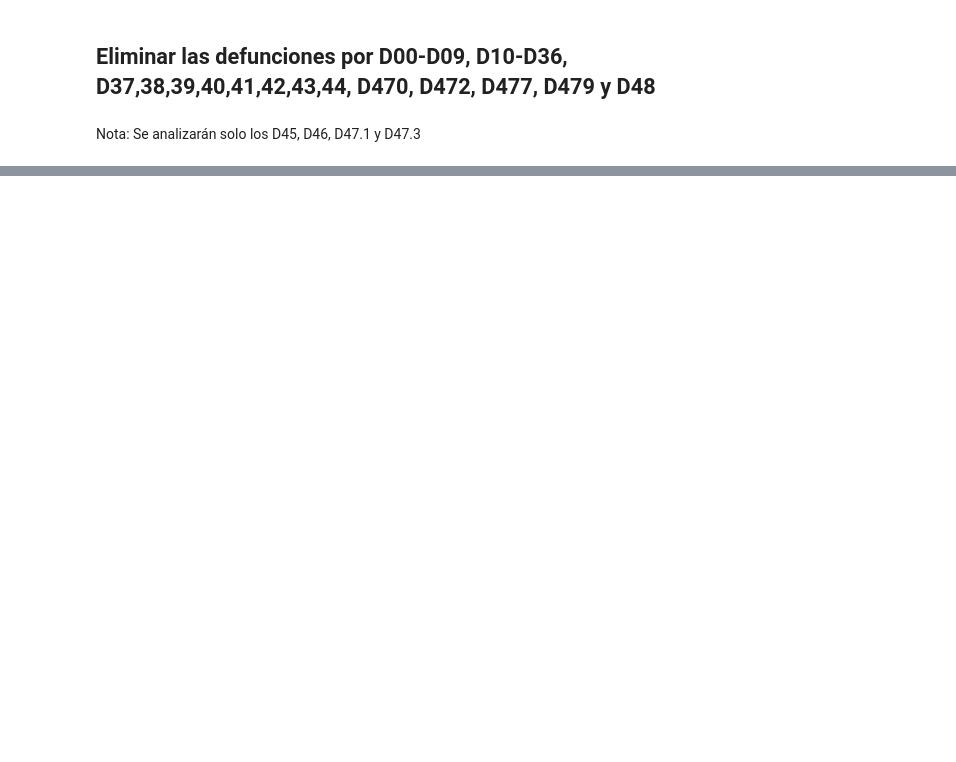
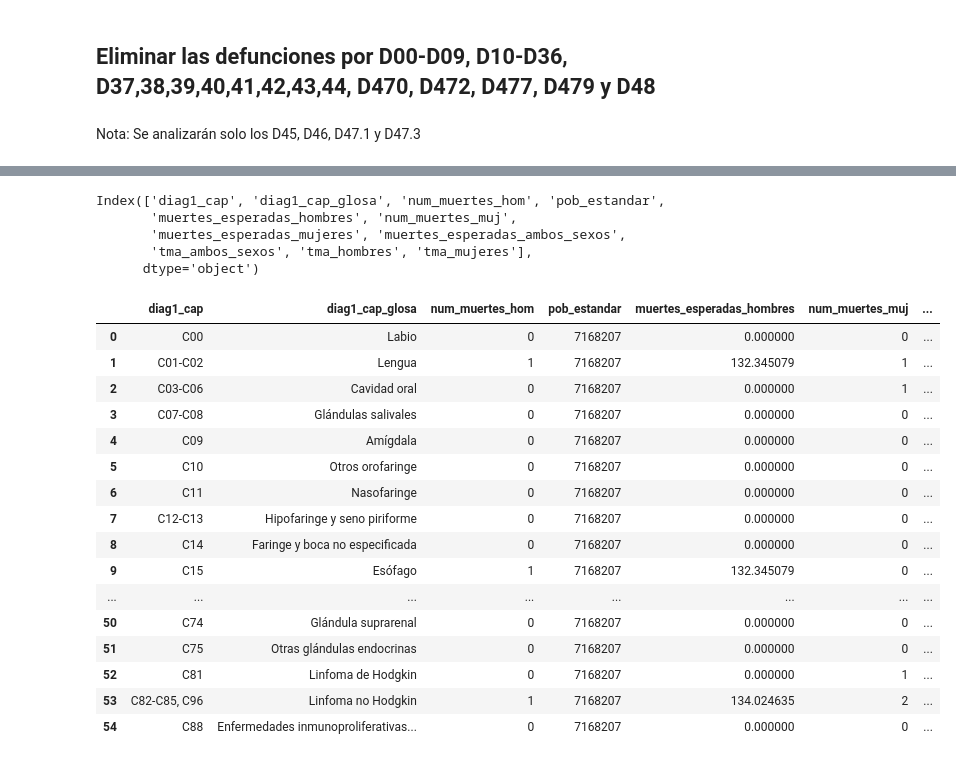
Before and after one commit to AlvaroMontiel/informe_incidencia_mortalidad, a Jupyter notebook: mortalidad_cancer.ipynb, the cells around one changed output, grey strips where cells are left out. Cells and saved outputs as stored; diff of their text form; code cells hidden in the pictures; blank space fills up the shorter version.

```diff
--- a/mortalidad_cancer.ipynb
+++ b/mortalidad_cancer.ipynb
@@ -245,0 +1007,37 @@ df_pais.head()
+# %%
+tma = pd.merge(a_hombres_full.groupby(['diag1_cap', 'diag1_cap_glosa'], as_index=False)[['num_muertes_hom', 'pob_estandar', 'muertes_esperadas_hombres']].sum(), a_mujeres_full.groupby(['diag1_cap', 'diag1_cap_glosa'], as_index=False)[['num_muertes_muj', 'pob_estandar', 'muertes_esperadas_mujeres']].sum())
+# %%
+tma['muertes_esperadas_ambos_sexos'] = tma['muertes_esperadas_hombres'] + tma['muertes_esperadas_mujeres']
+# %%
+tma['tma_ambos_sexos'] = round(tma['muertes_esperadas_ambos_sexos']/tma['pob_estandar']*100000,2)
+# %%
+tma['tma_hombres'] = round(tma['muertes_esperadas_hombres']/tma['pob_estandar']*100000,2)
+tma['tma_mujeres'] = round(tma['muertes_esperadas_mujeres']/tma['pob_estandar']*100000,2)
+# %%
+tma.columns
+# %% [output]
+Index(['diag1_cap', 'diag1_cap_glosa', 'num_muertes_hom', 'pob_estandar',
+       'muertes_esperadas_hombres', 'num_muertes_muj',
+       'muertes_esperadas_mujeres', 'muertes_esperadas_ambos_sexos',
+       'tma_ambos_sexos', 'tma_hombres', 'tma_mujeres'],
+      dtype='object')
+# %%
+tma
+# %% [output]
+|  | diag1_cap | diag1_cap_glosa | num_muertes_hom | pob_estandar | muertes_esperadas_hombres | num_muertes_muj | ... |
+| 0 | C00 | Labio | 0 | 7168207 | 0.000000 | 0 | ... |
+| 1 | C01-C02 | Lengua | 1 | 7168207 | 132.345079 | 1 | ... |
+| 2 | C03-C06 | Cavidad oral | 0 | 7168207 | 0.000000 | 1 | ... |
+| 3 | C07-C08 | Glándulas salivales | 0 | 7168207 | 0.000000 | 0 | ... |
+| 4 | C09 | Amígdala | 0 | 7168207 | 0.000000 | 0 | ... |
+| 5 | C10 | Otros orofaringe | 0 | 7168207 | 0.000000 | 0 | ... |
+| 6 | C11 | Nasofaringe | 0 | 7168207 | 0.000000 | 0 | ... |
+| 7 | C12-C13 | Hipofaringe y seno piriforme | 0 | 7168207 | 0.000000 | 0 | ... |
+| 8 | C14 | Faringe y boca no especificada | 0 | 7168207 | 0.000000 | 0 | ... |
+| 9 | C15 | Esófago | 1 | 7168207 | 132.345079 | 0 | ... |
+| ... | ... | ... | ... | ... | ... | ... | ... |
+| 50 | C74 | Glándula suprarenal | 0 | 7168207 | 0.000000 | 0 | ... |
+| 51 | C75 | Otras glándulas endocrinas | 0 | 7168207 | 0.000000 | 0 | ... |
+| 52 | C81 | Linfoma de Hodgkin | 0 | 7168207 | 0.000000 | 1 | ... |
+| 53 | C82-C85, C96 | Linfoma no Hodgkin | 1 | 7168207 | 134.024635 | 2 | ... |
+| 54 | C88 | Enfermedades inmunoproliferativas... | 0 | 7168207 | 0.000000 | 0 | ... |
```
Also changed, not shown: parts of 59 cells of this notebook, 11 other files.
